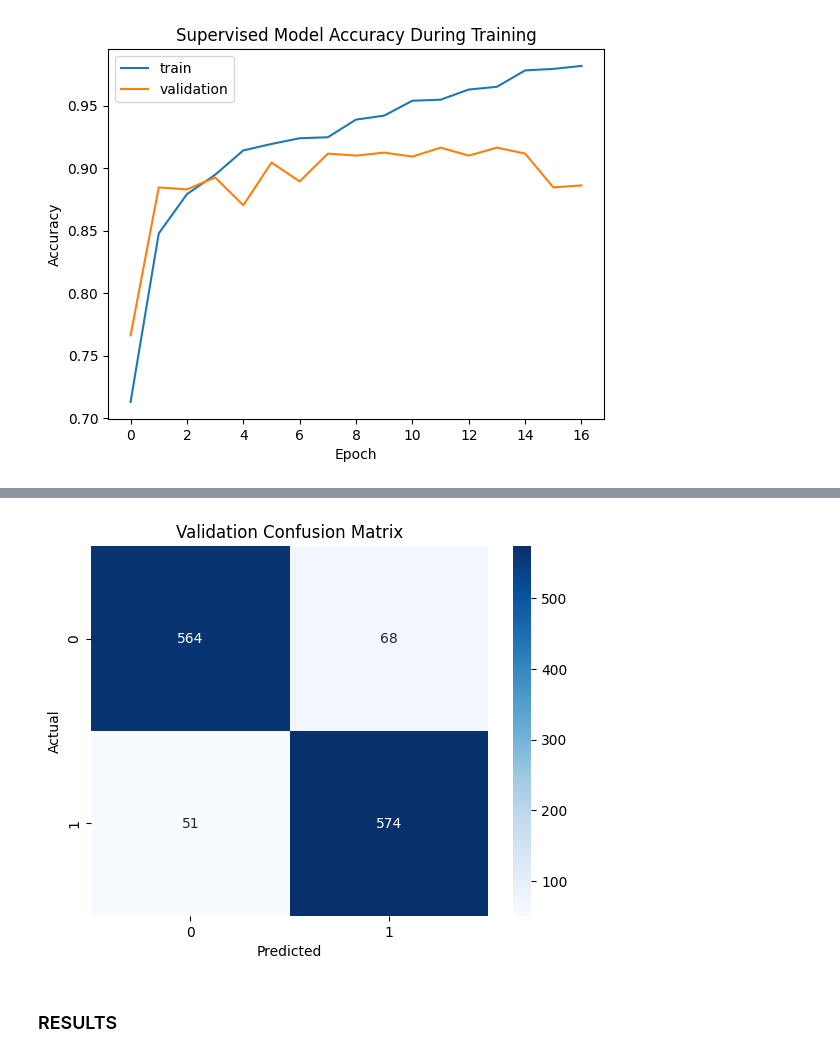
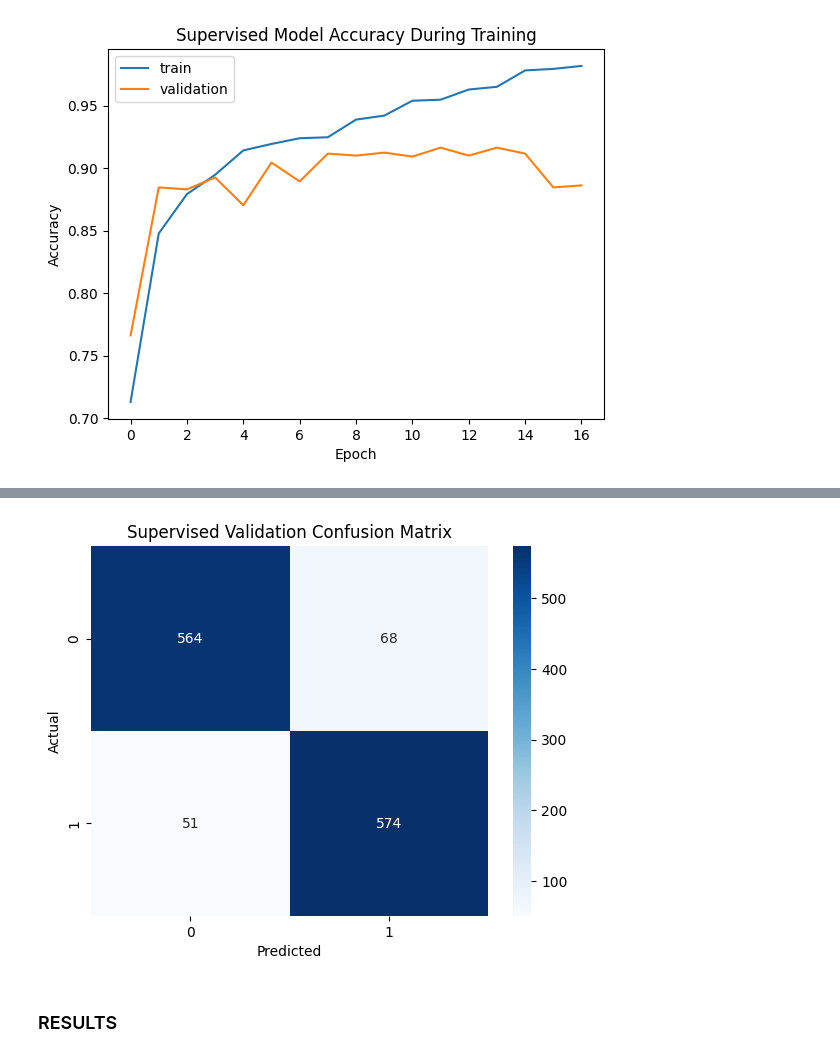
Before and after one commit to hjm46/Red_Giant_Classificaition_ML, a Jupyter notebook: supervised_model.ipynb, the cells around one changed output, grey strips where cells are left out. Cells and saved outputs as stored; diff of their text form; code cells hidden in the pictures.

Commit message:
added images

```diff
--- a/supervised_model.ipynb
+++ b/supervised_model.ipynb
@@ -192,6 +192,6 @@ cm = confusion_matrix(y_val, y_val_pred)
 sns.heatmap(cm, annot=True, fmt='d', cmap='Blues')
 plt.xlabel('Predicted')
 plt.ylabel('Actual')
-plt.title('Validation Confusion Matrix')
+plt.title('Supervised Validation Confusion Matrix')
 plt.show()
 # %% [output]
@@ -199,4 +199,4 @@ plt.show()
-[figure, old version]
+[figure, new version]
 # %% [markdown]
 ### RESULTS
 # %%
```
Also changed, not shown: parts of 2 cells of this notebook, 4 other files.
